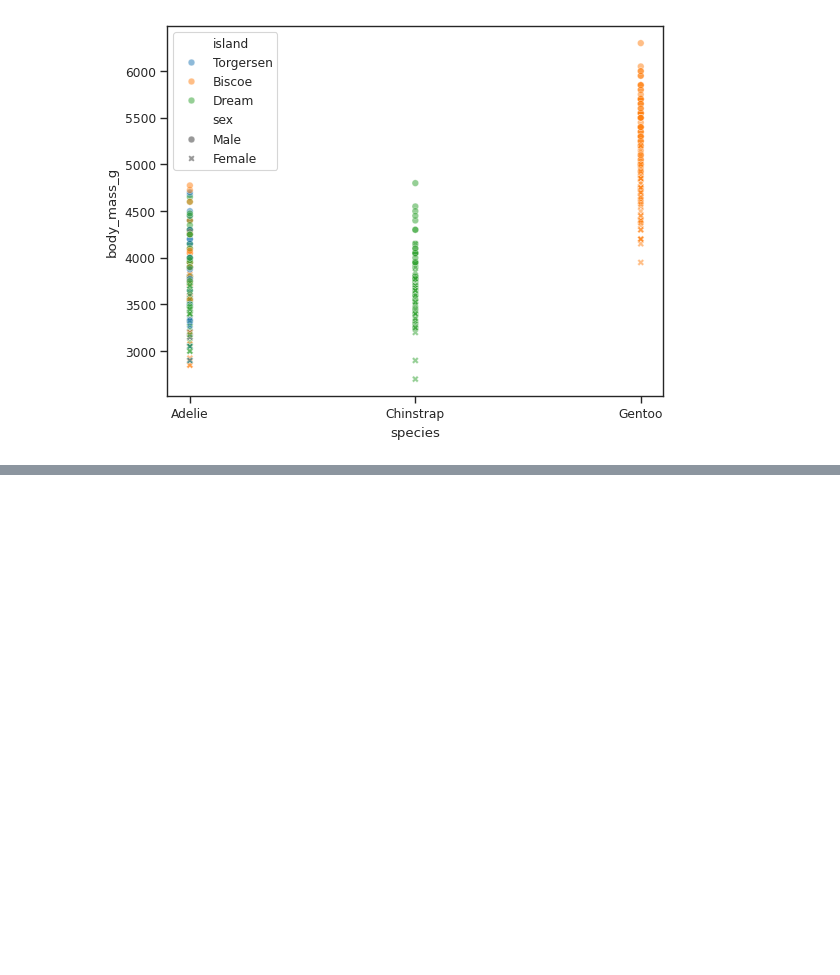
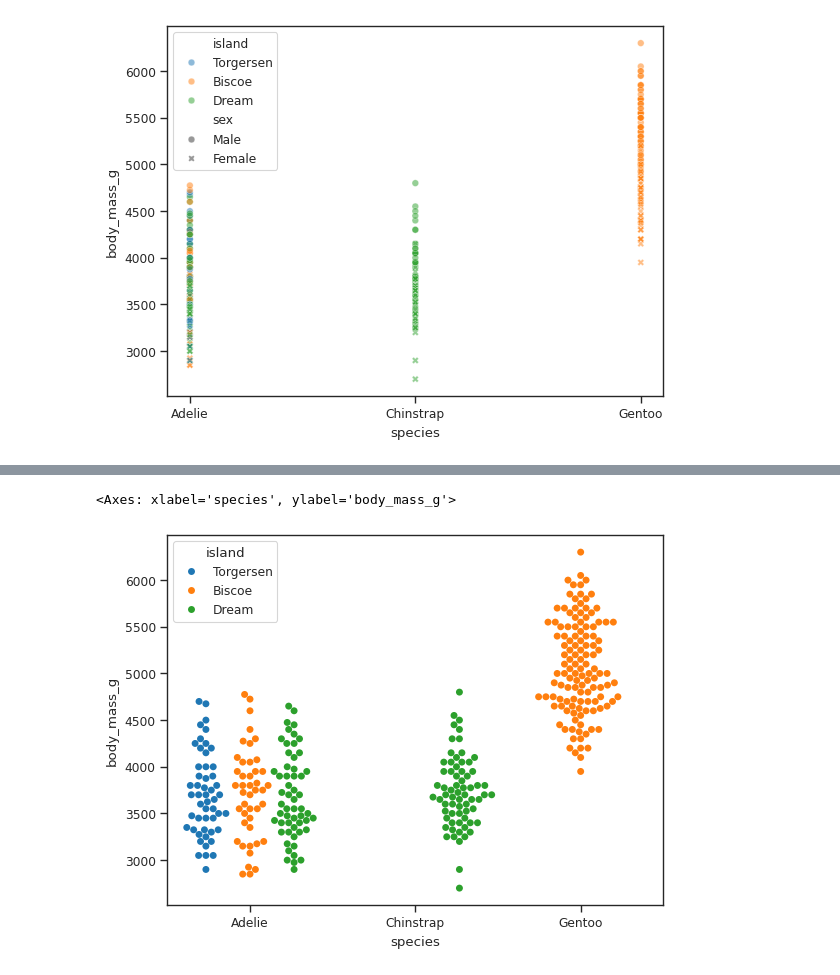
Before and after one commit to Raj4478/jupiter, a Jupyter notebook: Seaborn.ipynb, the cells around one changed output, grey strips where cells are left out. Saved outputs shown, nothing was run; the diff lists cells and outputs as text; code cells hidden in the pictures; blank space fills up the shorter version.

```diff
--- a/Seaborn.ipynb
+++ b/Seaborn.ipynb
@@ -60,0 +61,5 @@ sns.stripplot(data=penguins, x="species", y="body_mass_g", hue="island", dodge=T
+# %%
+sns.swarmplot(data=penguins, x="species", y="body_mass_g", hue="island", dodge=True)
+# %% [output]
+<Axes: xlabel='species', ylabel='body_mass_g'>
+[figure, added]
```
Also changed, not shown: parts of 6 cells of this notebook.
